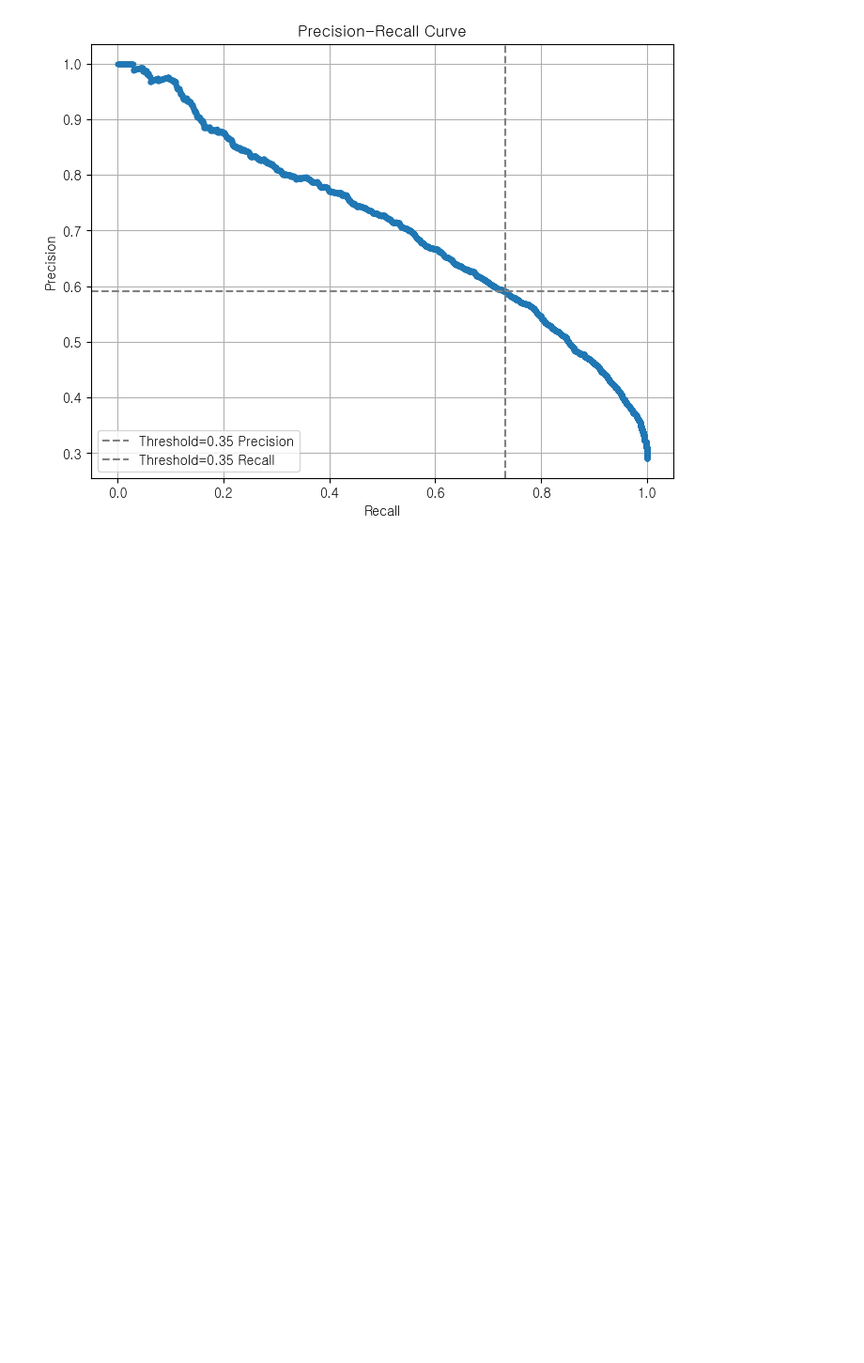
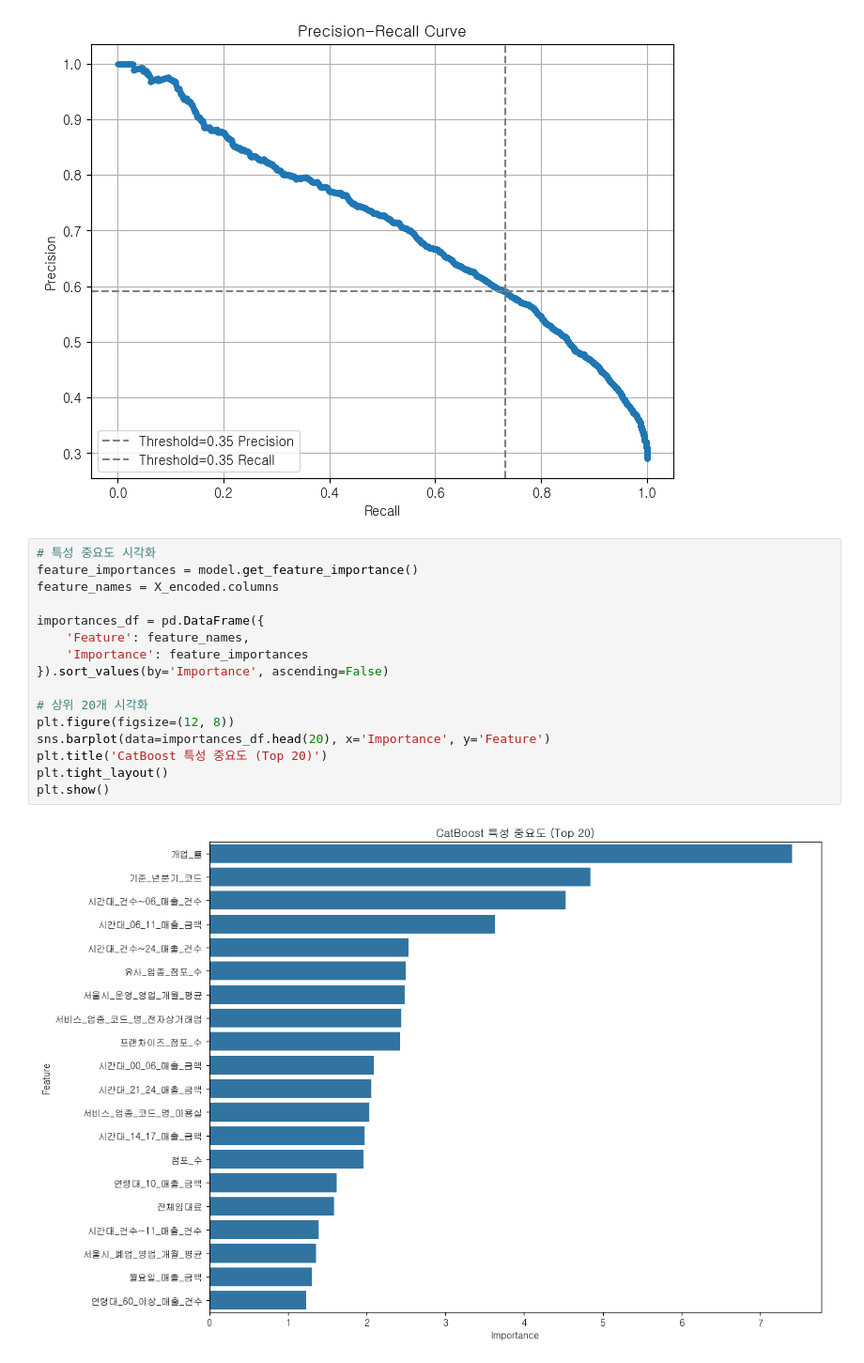
Before and after one commit to SKNetworks-AI19-250818/SKN19_2nd_1team, a Jupyter notebook: ml/CatBoost_Classification.ipynb, the cells around one changed output. Shown at 94% size. Drawn from its saved outputs; the diff is of its cells as text; blank space fills up the shorter version.

Commit message:
feat: CatBoost 모델 학습 결과

```diff
--- a/ml/CatBoost_Classification.ipynb
+++ b/ml/CatBoost_Classification.ipynb
@@ -344,3 +344,21 @@ plt.grid(True)
 plt.show()
 # %% [output]
 [figure]
+# %%
+# 특성 중요도 시각화
+feature_importances = model.get_feature_importance()
+feature_names = X_encoded.columns
+
+importances_df = pd.DataFrame({
+    'Feature': feature_names,
+    'Importance': feature_importances
+}).sort_values(by='Importance', ascending=False)
+
+# 상위 20개 시각화
+plt.figure(figsize=(12, 8))
+sns.barplot(data=importances_df.head(20), x='Importance', y='Feature')
+plt.title('CatBoost 특성 중요도 (Top 20)')
+plt.tight_layout()
+plt.show()
+# %% [output]
+[figure, added]
```
Also changed, not shown: parts of 7 cells of this notebook, 6 other files.
